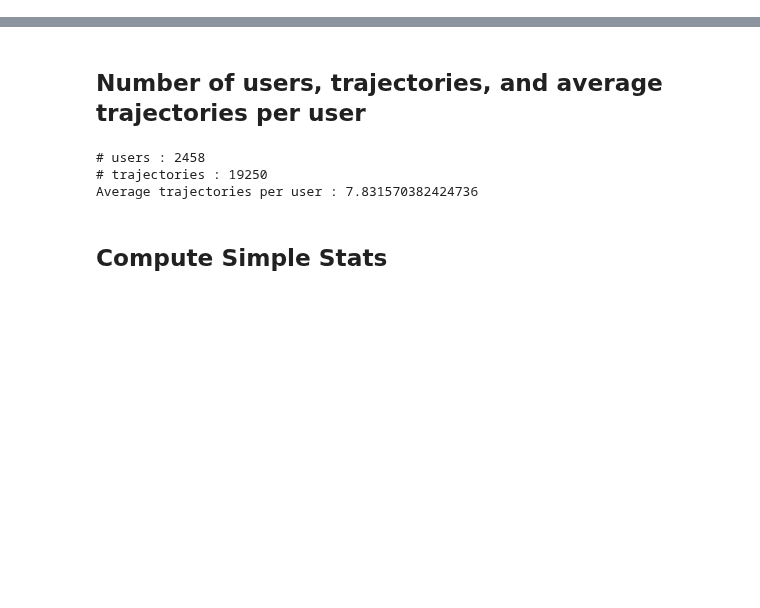
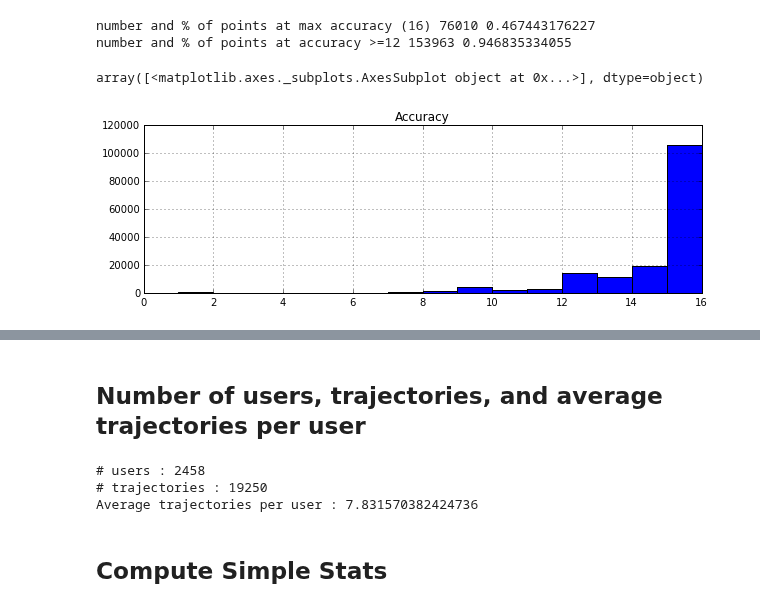
Before and after one commit to chengsoonong/digbeta, a Jupyter notebook: tour/flickr_photos/flickr_analysis.ipynb, the cells around one changed output, grey strips where cells are left out. Drawn from its saved outputs; the diff is of its cells as text; code cells hidden in the pictures; blank space fills up the shorter version.

```diff
--- a/tour/flickr_analysis.ipynb
+++ b/tour/flickr_photos/flickr_analysis.ipynb
@@ -32,3 +37,16 @@ traj.head()
+# %%
+#print traj['Accuracy'].describe()
+print "number and % of points at max accuracy (16)", len(traj[traj['Accuracy']==16]), 1.*len(traj[traj['Accuracy']==16])/len(traj)
+print "number and % of points at accuracy >=12", len(traj[traj['Accuracy']>=11]), 1.*len(traj[traj['Accuracy']>=11])/len(traj)
+
+ax1 = plt.figure(figsize=[10,3]).add_subplot(111)
+#plt.rcParams["figure.figsize"] = [10,3]
+traj.hist(column=['Accuracy'], bins=15, ax=ax1)
+# %% [output]
+number and % of points at max accuracy (16) 76010 0.467443176227
+number and % of points at accuracy >=12 153963 0.946835334055
+array([<matplotlib.axes._subplots.AxesSubplot object at 0x...>], dtype=object)
+[figure, added]
 # %%
 traj_stats.head()
 # %% [output]
```
Also changed, not shown: parts of 17 cells of this notebook.
